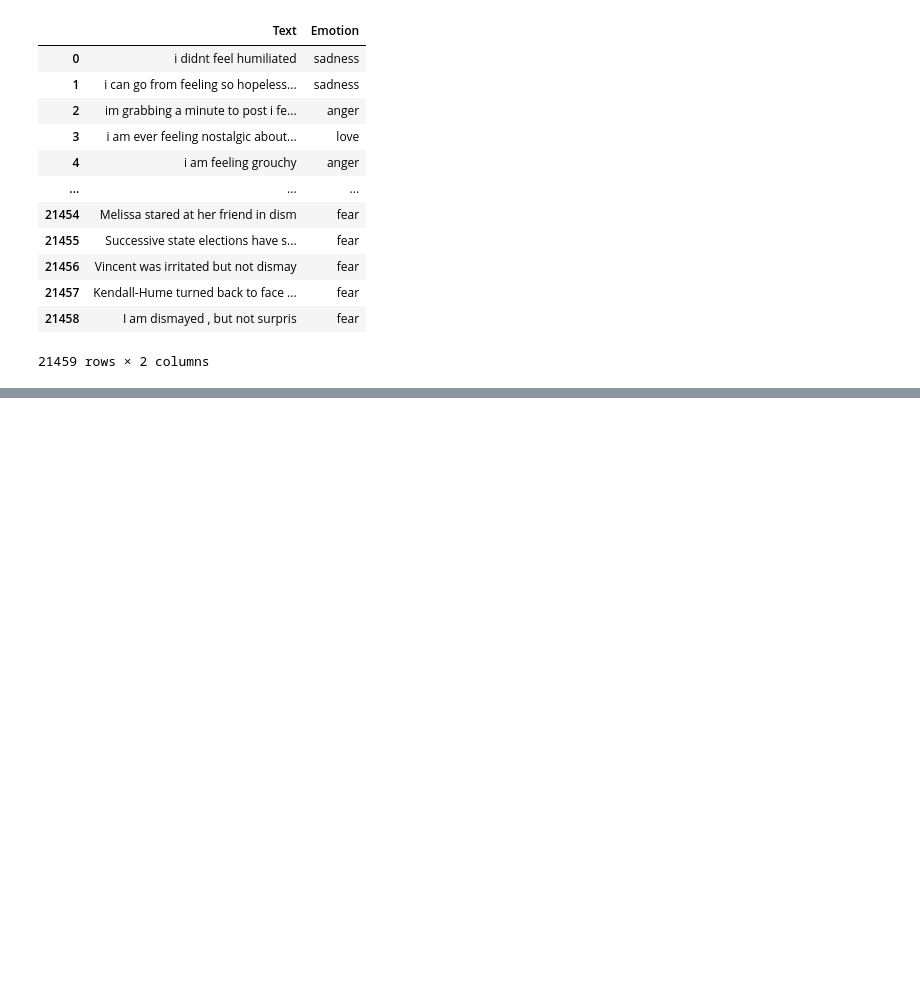
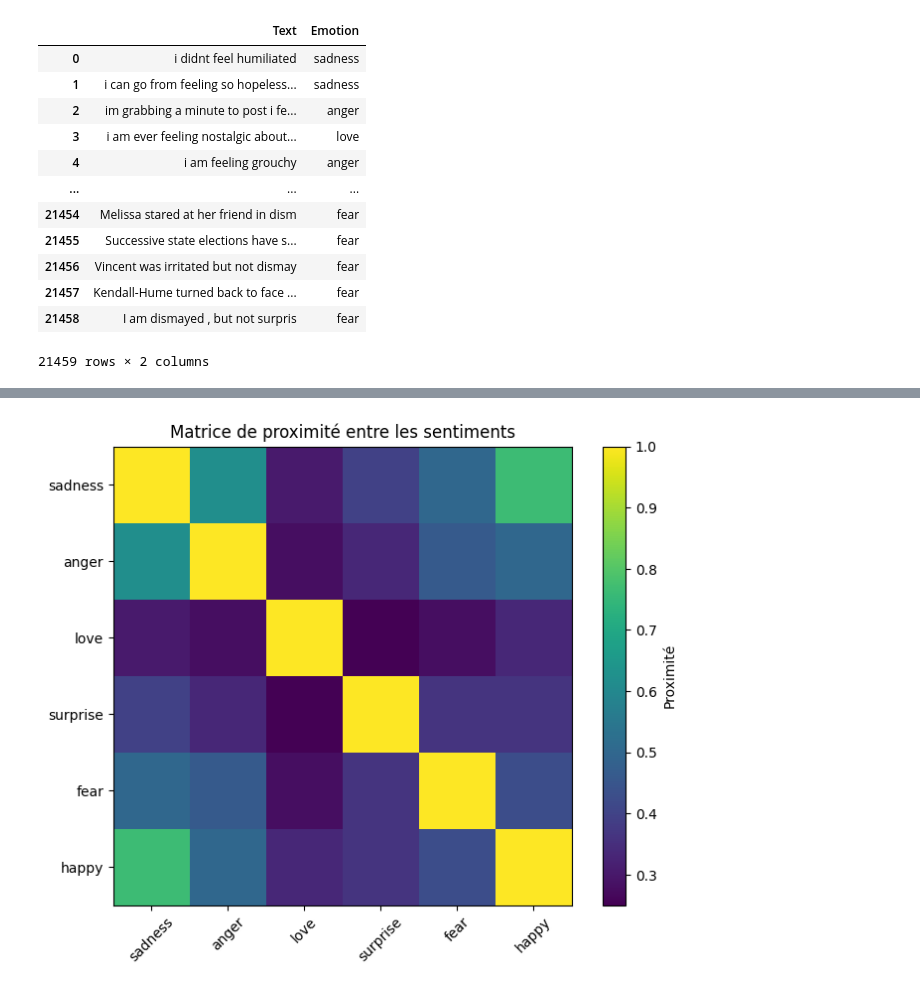
Before and after one commit to RolaMmss/R-aliser-un-site-de-suivi-de-patients-pour-un-psychologue, a Jupyter notebook: src/01-Data_Preprocessing.ipynb, the cells around one changed output, grey strips where cells are left out. Cells and saved outputs as stored; diff of their text form; code cells hidden in the pictures; blank space fills up the shorter version.

```diff
--- a/src/01-Data_Preprocessing.ipynb
+++ b/src/01-Data_Preprocessing.ipynb
@@ -25,0 +124,10 @@ data
+# %%
+# Extraction des mots les plus courants pour chaque sentiment
+top_words_by_emotion = {}
+for emotion in data['Emotion'].unique():
+    mask = data['Emotion'] == emotion
+    text = data[mask]['clean_text']
+    words = ' '.join(text).split()
+    word_freq = FreqDist(words)
+    top_words = [word for word, freq in word_freq.most_common(30) if word not in stopwords.words('english')]
+    top_words_by_emotion[emotion] = top_words
@@ -25,0 +196,26 @@ data
+# %%
+
+# Créer une matrice vide pour stocker la proximité entre les sentiments
+proximity_matrix = np.zeros((len(top_words_by_emotion), len(top_words_by_emotion)))
+
+# Calculer la proximité entre les sentiments
+for i, (emotion1, top_words1) in enumerate(top_words_by_emotion.items()):
+    for j, (emotion2, top_words2) in enumerate(top_words_by_emotion.items()):
+        # Calculer le nombre de mots en commun entre les deux sentiments
+        common_words = set(top_words1) & set(top_words2)
+
+        # Stocker la proximité normalisée entre les sentiments dans la matrice
+        proximity_matrix[i, j] = len(common_words) / len(set(top_words1) | set(top_words2))
+        # Remark : En divisant le nombre de mots en commun par le nombre total de mots distincts, nous obtenons une valeur de proximité normalisée entre 0 et 1.
+        # Plus cette valeur est proche de 1, plus les sentiments sont similaires en termes de mots les plus courants.
+
+# Afficher la matrice de proximité sous forme de heatmap
+plt.figure(figsize=(8, 6))
+plt.imshow(proximity_matrix, cmap='viridis')
+plt.xticks(np.arange(len(top_words_by_emotion)), top_words_by_emotion.keys(), rotation=45)
+plt.yticks(np.arange(len(top_words_by_emotion)), top_words_by_emotion.keys())
+plt.colorbar(label='Proximité')
+plt.title('Matrice de proximité entre les sentiments')
+plt.show()
+# %% [output]
+[figure, added]
```
Also changed, not shown: parts of 12 cells of this notebook, 1 other file.
